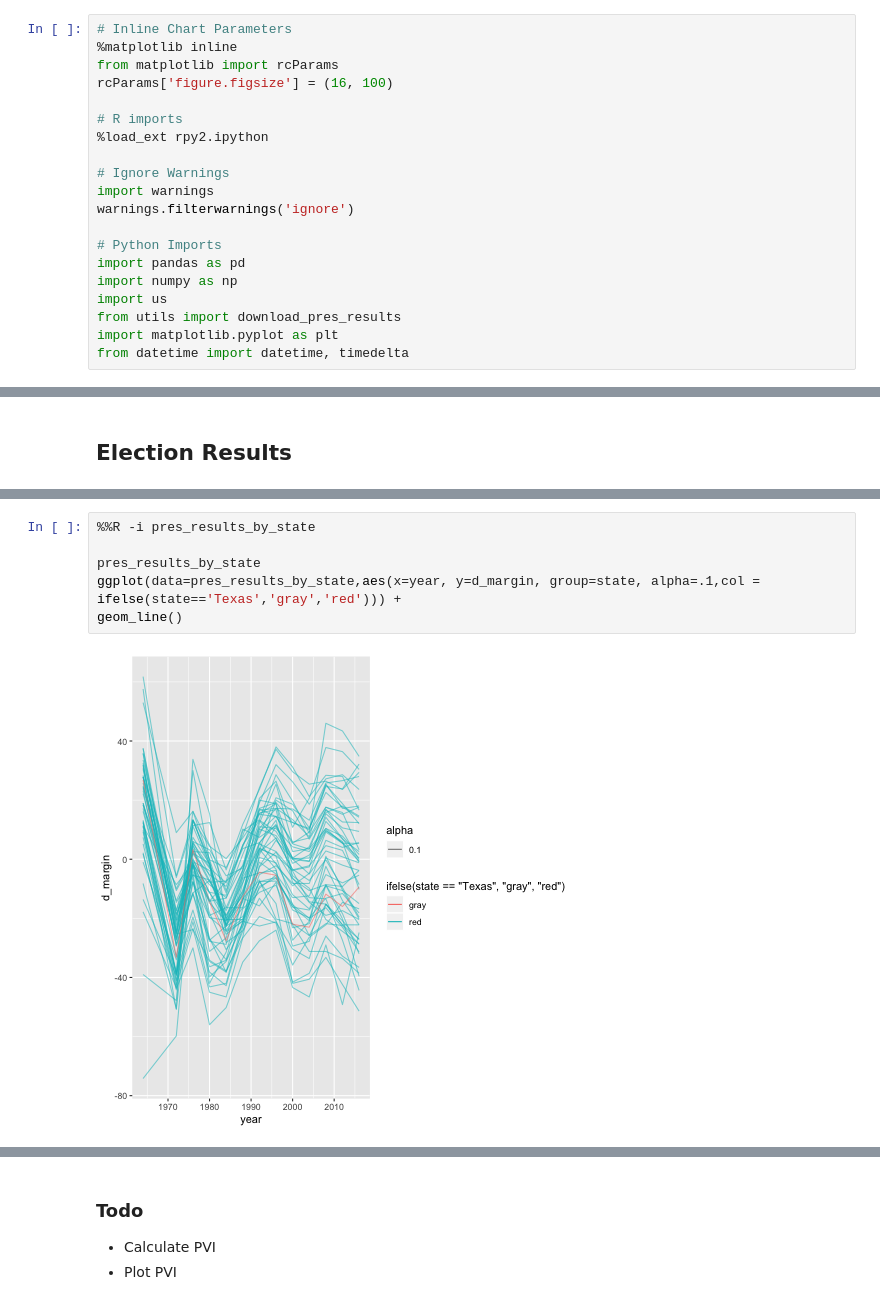
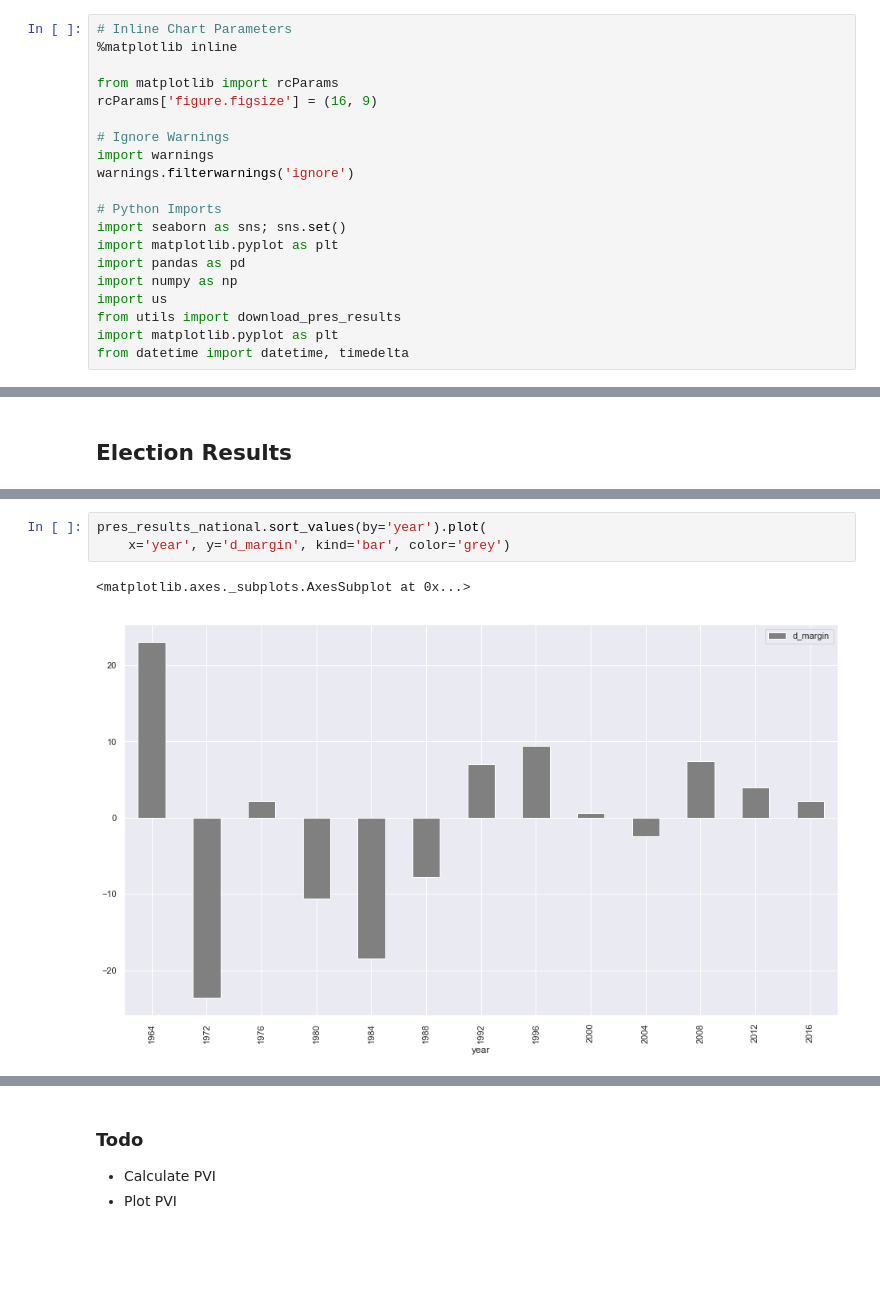
Before and after one commit to dmil/wrangler-polls, a Jupyter notebook: polling-analysis.ipynb, the cells around one changed output, grey strips where cells are left out. Drawn from its saved outputs; the diff is of its cells as text; blank space fills up the shorter version.

```diff
--- a/polling-analysis.ipynb
+++ b/polling-analysis.ipynb
@@ -3,17 +7,17 @@
 # %%
 # Inline Chart Parameters
 %matplotlib inline
+
 from matplotlib import rcParams
-rcParams['figure.figsize'] = (16, 100)
-
-# R imports
-%load_ext rpy2.ipython
+rcParams['figure.figsize'] = (16, 9)
 
 # Ignore Warnings
 import warnings
 warnings.filterwarnings('ignore')
 
 # Python Imports
+import seaborn as sns; sns.set()
+import matplotlib.pyplot as plt
 import pandas as pd
 import numpy as np
 import us
@@ -69,8 +48,6 @@ ggtitle("Presidential Election Results - Popular Vote")
-# %%
-%%R -i pres_results_by_state
-
-pres_results_by_state
-ggplot(data=pres_results_by_state,aes(x=year, y=d_margin, group=state, alpha=.1,col = ifelse(state=='Texas','gray','red'))) +
-geom_line()
-# %% [output]
-[figure, removed]
+# %%
+pres_results_national.sort_values(by='year').plot(
+    x='year', y='d_margin', kind='bar', color='grey')
+# %% [output]
+<matplotlib.axes._subplots.AxesSubplot at 0x...>
+[figure, added]
```
Also changed, not shown: parts of 22 cells of this notebook.
